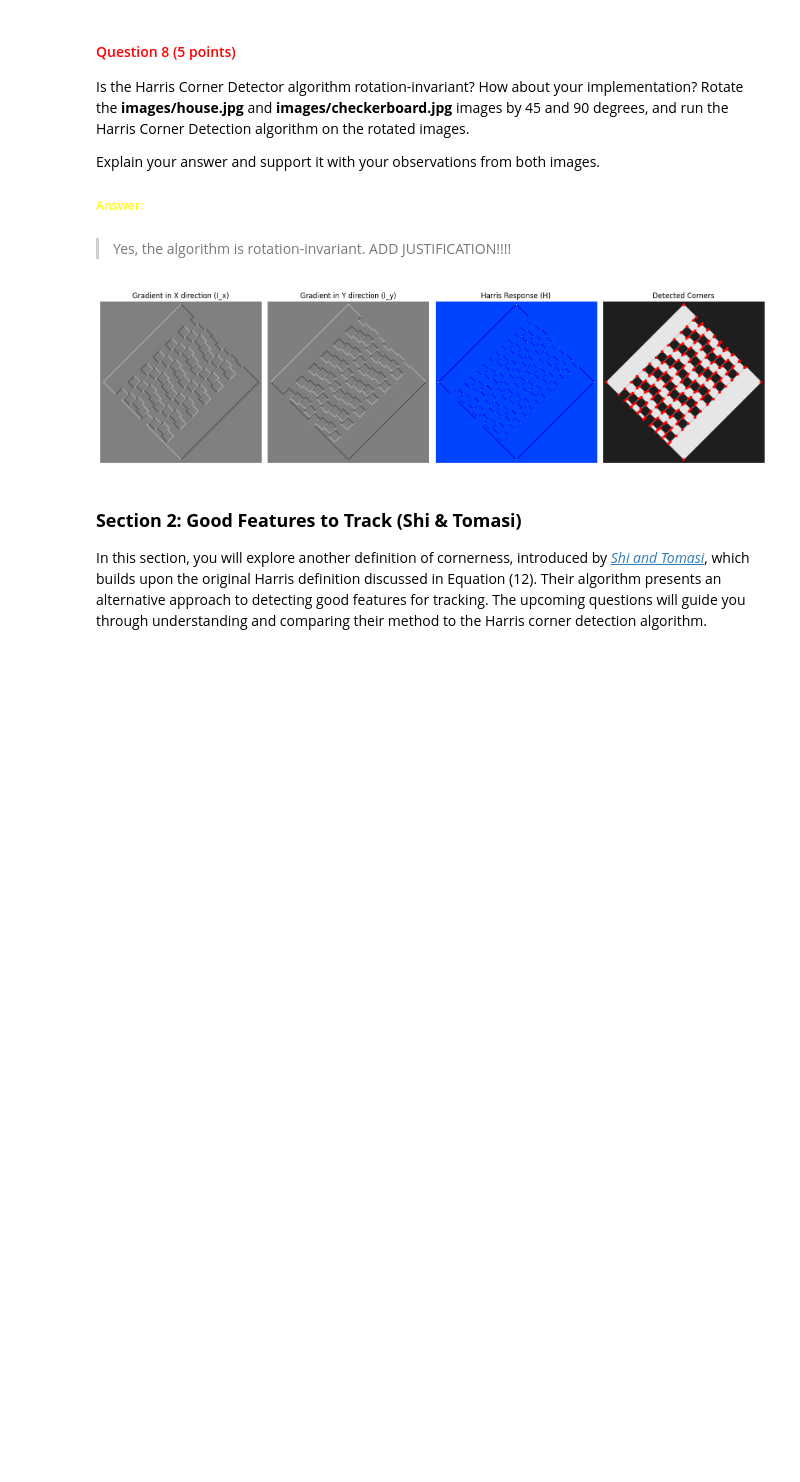
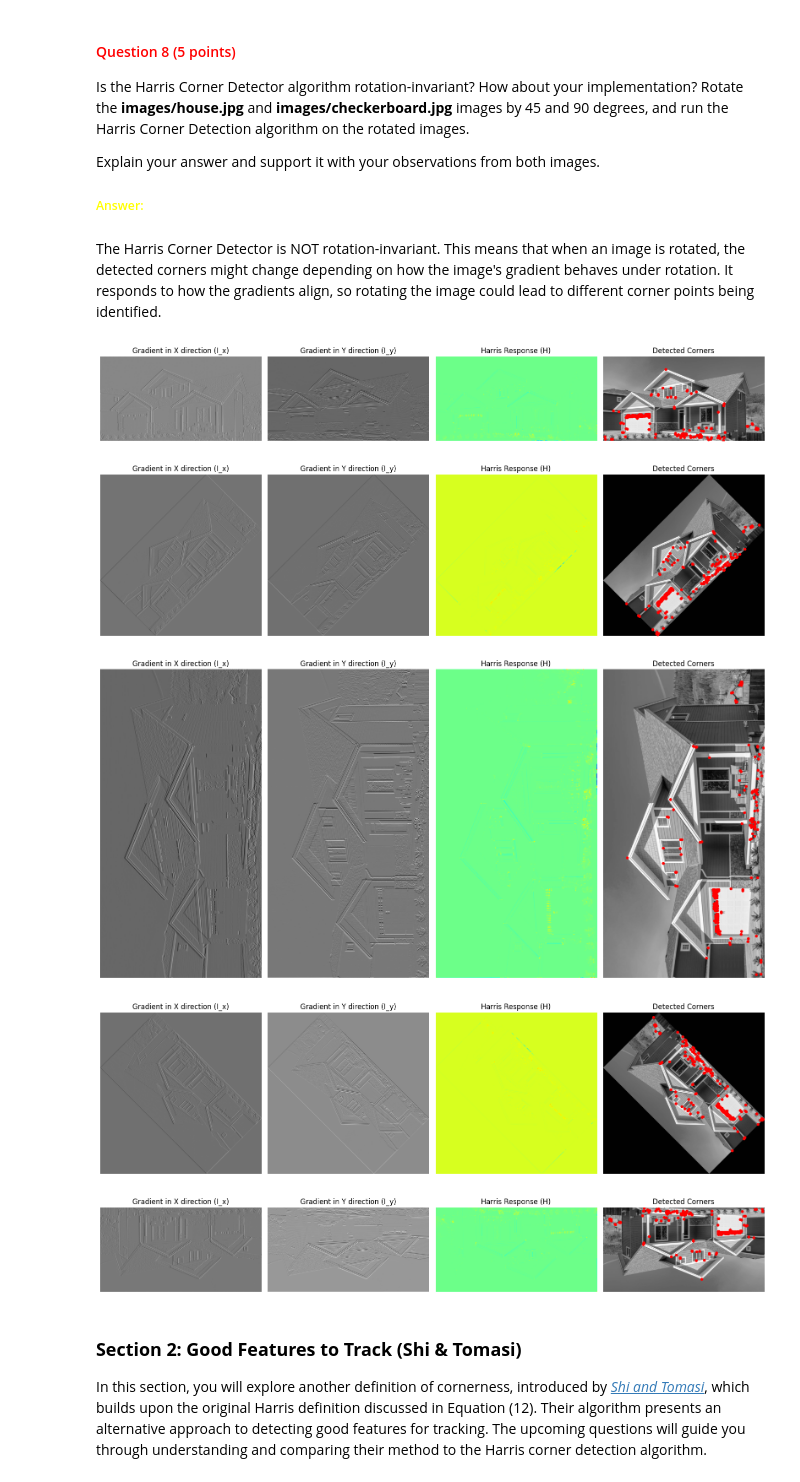
Before and after one commit to matthias-hagenauer/cv1_labs, a Jupyter notebook: cv1-lab-3/cv1-lab-3.ipynb, the cells around one changed output. Saved outputs shown, nothing was run; the diff lists cells and outputs as text; code cells hidden in the pictures; blank space fills up the shorter version.

```diff
--- a/cv1-lab-3/cv1-lab-3.ipynb
+++ b/cv1-lab-3/cv1-lab-3.ipynb
@@ -444,20 +444,25 @@ Is the Harris Corner Detector algorithm rotation-invariant? How about your imple
 Explain your answer and support it with your observations from both images.
 
 ##### <font color='yellow'>Answer:</font>
-# %% [markdown]
->Yes, the algorithm is rotation-invariant. ADD JUSTIFICATION!!!!
+# %% [markdown]
+The Harris Corner Detector is NOT rotation-invariant. This means that when an image is rotated, the detected corners might change depending on how the image's gradient behaves under rotation. It responds to how the gradients align, so rotating the image could lead to different corner points being identified.
 # %%
 # YOUR CODE HERE
 image_path = "./images/checkerboard.jpg"
-#image_path = "./images/house.jpg"
-angle = 45
+image_path = "./images/house.jpg"
+angles = [0, 45, 90, 135, 180]
 
-image = convert_image_to_grayscale(image_path)
-image = scipy.ndimage.rotate(image, angle, reshape=True)
-harris_response, rows, cols = harris_corner_detector(image, 1, 0.0025)
-plot_harris_corner_detection_results(image, harris_response, rows, cols)
+for angle in angles:
+    image = convert_image_to_grayscale(image_path)
+    image = scipy.ndimage.rotate(image, angle, reshape=True)
+    harris_response, rows, cols = harris_corner_detector(image, 1, 0.0025)
+    plot_harris_corner_detection_results(image, harris_response, rows, cols)
 # %% [output]
-[figure, old version]
+[figure, new version]
+[figure, added]
+[figure, added]
+[figure, added]
+[figure, added]
 # %% [markdown]
 <a id="section-2"></a>
 ### **Section 2: Good Features to Track (Shi & Tomasi)**
```
Also changed, not shown: parts of 7 cells of this notebook.
